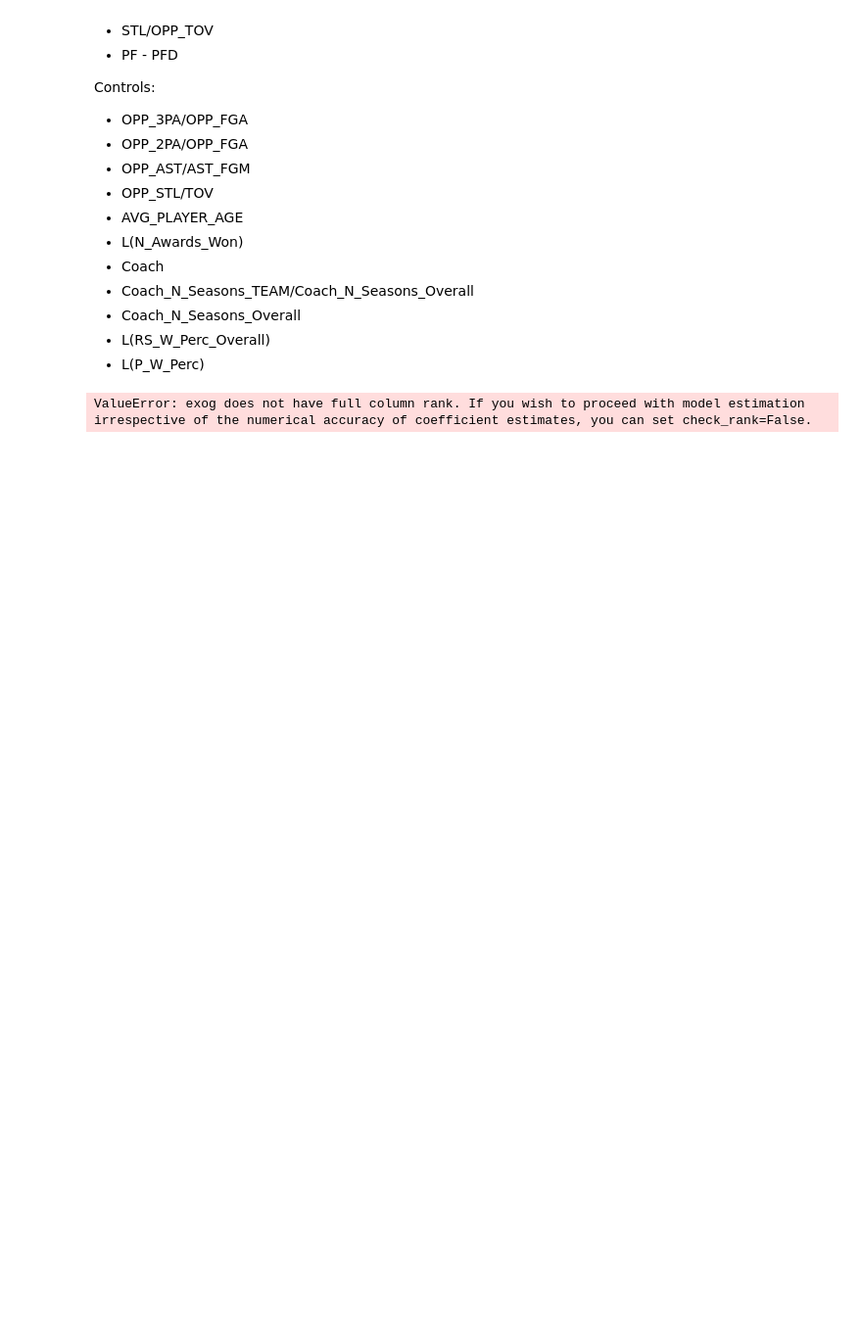
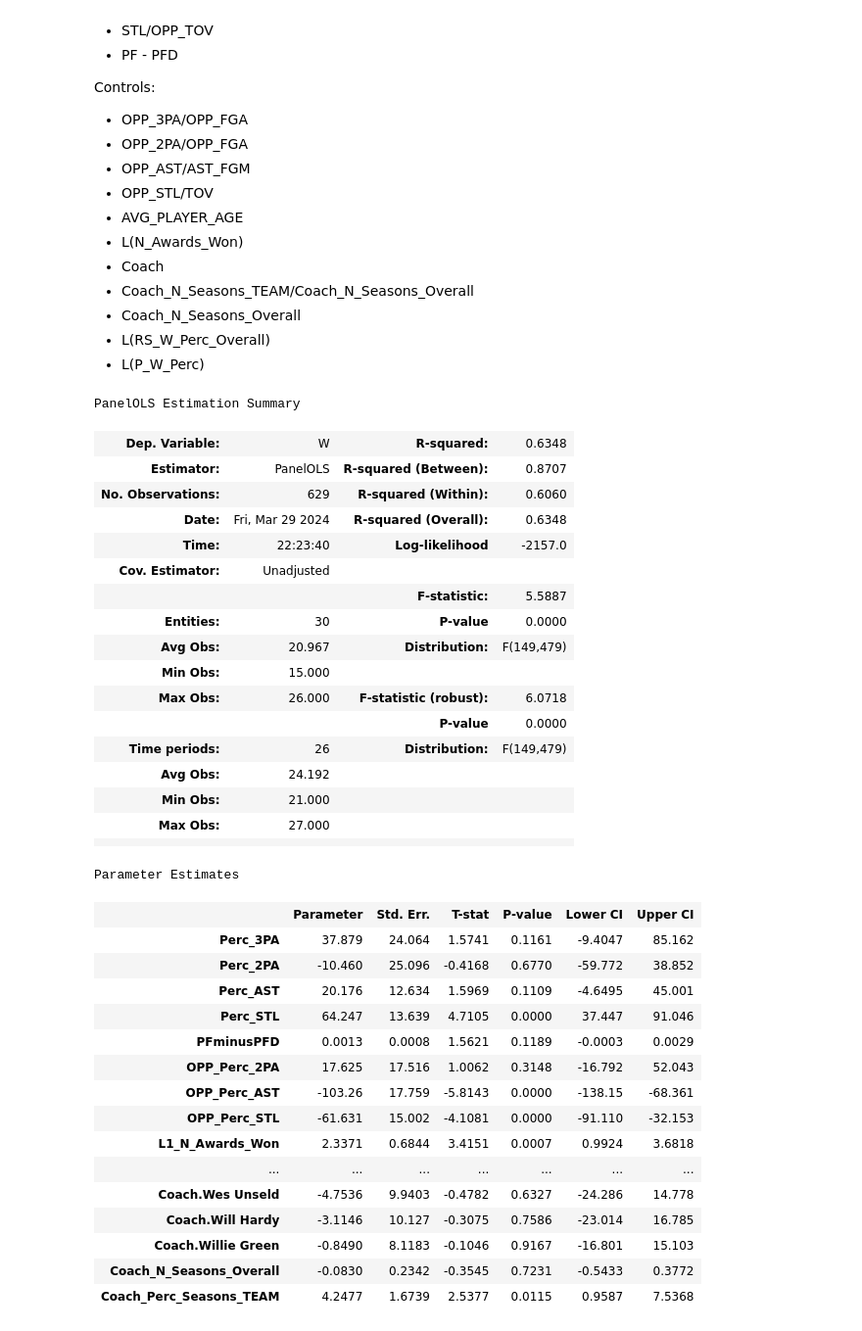
Before and after one commit to bharatgw/DSA305-NBA_Wins_Analysis, a Jupyter notebook: createFinaldf.ipynb, the cells around one changed output. Shown: that part at 98% size. Drawn from its saved outputs; the diff is of its cells as text; code cells hidden in the pictures; blank space fills up the shorter version.

```diff
--- a/createFinaldf.ipynb
+++ b/createFinaldf.ipynb
@@ -110,7 +110,7 @@ finaldf["Perc_STL"] = finaldf["STL"]/finaldf.OPP_TOV
 finaldf["PFminusPFD"] = finaldf["PF"] - finaldf["PFD"]
 
 finaldf["OPP_Perc_3PA"] = finaldf.OPP_3PA/finaldf.OPP_FGA
-finaldf["OPP_Perc_2PA"] = finaldf["OPP_2PA"]/finaldf.OPP_FGA
+# finaldf["OPP_Perc_2PA"] = finaldf["OPP_2PA"]/finaldf.OPP_FGA
 finaldf["OPP_Perc_AST"] = finaldf["OPP_AST"]/finaldf.OPP_FGM
 finaldf["OPP_Perc_STL"] = finaldf["OPP_STL"]/finaldf.TOV
 
@@ -118,11 +118,45 @@ finaldf["L1_N_Awards_Won"] = finaldf.groupby("TEAM", observed = False)["N_Awards
 finaldf["L1_Coach_RS_W_Perc_Overall"] = finaldf.groupby("TEAM", observed = False)["Coach_RS_W_Perc_Overall"].shift()
 finaldf["L1_Coach_P_W_Perc"] = finaldf.groupby("TEAM", observed = False)["Coach_P_W_Perc"].shift()
 # %%
-finaldf = finaldf[["W", "Perc_3PA", "Perc_2PA", "Perc_AST", "Perc_STL", "PFminusPFD", "OPP_Perc_3PA", "OPP_Perc_2PA", "OPP_Perc_AST", "OPP_Perc_STL", "L1_N_Awards_Won", "L1_Coach_RS_W_Perc_Overall", "L1_Coach_P_W_Perc", "AVG_PLAYER_AGE", "Coach", "Coach_N_Seasons_Overall", "Coach_Perc_Seasons_TEAM"]]
+finaldf = finaldf[["W", "Perc_3PA", "Perc_2PA", "Perc_AST", "Perc_STL", "PFminusPFD", "OPP_Perc_3PA", "OPP_Perc_AST", "OPP_Perc_STL", "L1_N_Awards_Won", "L1_Coach_RS_W_Perc_Overall", "L1_Coach_P_W_Perc", "AVG_PLAYER_AGE", "Coach", "Coach_N_Seasons_Overall", "Coach_Perc_Seasons_TEAM"]]
 finaldf.to_csv("./data/finaldf.csv")
 # %%
 import linearmodels as lm
 
-lm.PanelOLS(finaldf.dropna()["W"], finaldf.dropna().drop(["W"], axis = 1)).fit()
+lm.PanelOLS(finaldf.dropna()["W"], finaldf.dropna().drop(["W", "OPP_Perc_3PA"], axis = 1)).fit()
 # %% [output]
-ValueError: exog does not have full column rank. If you wish to proceed with model estimation irrespective of the numerical accuracy of coefficient estimates, you can set check_rank=False.
+PanelOLS Estimation Summary
+| Dep. Variable: | W | R-squared: | 0.6348 |
+| Estimator: | PanelOLS | R-squared (Between): | 0.8707 |
+| No. Observations: | 629 | R-squared (Within): | 0.6060 |
+| Date: | Fri, Mar 29 2024 | R-squared (Overall): | 0.6348 |
+| Time: | 22:23:40 | Log-likelihood | -2157.0 |
+| Cov. Estimator: | Unadjusted |  |  |
+|  |  | F-statistic: | 5.5887 |
+| Entities: | 30 | P-value | 0.0000 |
+| Avg Obs: | 20.967 | Distribution: | F(149,479) |
+| Min Obs: | 15.000 |  |  |
+| Max Obs: | 26.000 | F-statistic (robust): | 6.0718 |
+|  |  | P-value | 0.0000 |
+| Time periods: | 26 | Distribution: | F(149,479) |
+| Avg Obs: | 24.192 |  |  |
+| Min Obs: | 21.000 |  |  |
+| Max Obs: | 27.000 |  |  |
+|  |  |  |  |
+Parameter Estimates
+|  | Parameter | Std. Err. | T-stat | P-value | Lower CI | Upper CI |
+| Perc_3PA | 37.879 | 24.064 | 1.5741 | 0.1161 | -9.4047 | 85.162 |
+| Perc_2PA | -10.460 | 25.096 | -0.4168 | 0.6770 | -59.772 | 38.852 |
+| Perc_AST | 20.176 | 12.634 | 1.5969 | 0.1109 | -4.6495 | 45.001 |
+| Perc_STL | 64.247 | 13.639 | 4.7105 | 0.0000 | 37.447 | 91.046 |
+| PFminusPFD | 0.0013 | 0.0008 | 1.5621 | 0.1189 | -0.0003 | 0.0029 |
+| OPP_Perc_2PA | 17.625 | 17.516 | 1.0062 | 0.3148 | -16.792 | 52.043 |
+| OPP_Perc_AST | -103.26 | 17.759 | -5.8143 | 0.0000 | -138.15 | -68.361 |
+| OPP_Perc_STL | -61.631 | 15.002 | -4.1081 | 0.0000 | -91.110 | -32.153 |
+| L1_N_Awards_Won | 2.3371 | 0.6844 | 3.4151 | 0.0007 | 0.9924 | 3.6818 |
+| ... | ... | ... | ... | ... | ... | ... |
+| Coach.Wes Unseld | -4.7536 | 9.9403 | -0.4782 | 0.6327 | -24.286 | 14.778 |
+| Coach.Will Hardy | -3.1146 | 10.127 | -0.3075 | 0.7586 | -23.014 | 16.785 |
+| Coach.Willie Green | -0.8490 | 8.1183 | -0.1046 | 0.9167 | -16.801 | 15.103 |
+| Coach_N_Seasons_Overall | -0.0830 | 0.2342 | -0.3545 | 0.7231 | -0.5433 | 0.3772 |
+| Coach_Perc_Seasons_TEAM | 4.2477 | 1.6739 | 2.5377 | 0.0115 | 0.9587 | 7.5368 |
```
Also changed, not shown: parts of 1 cell of this notebook, 1 other file.
